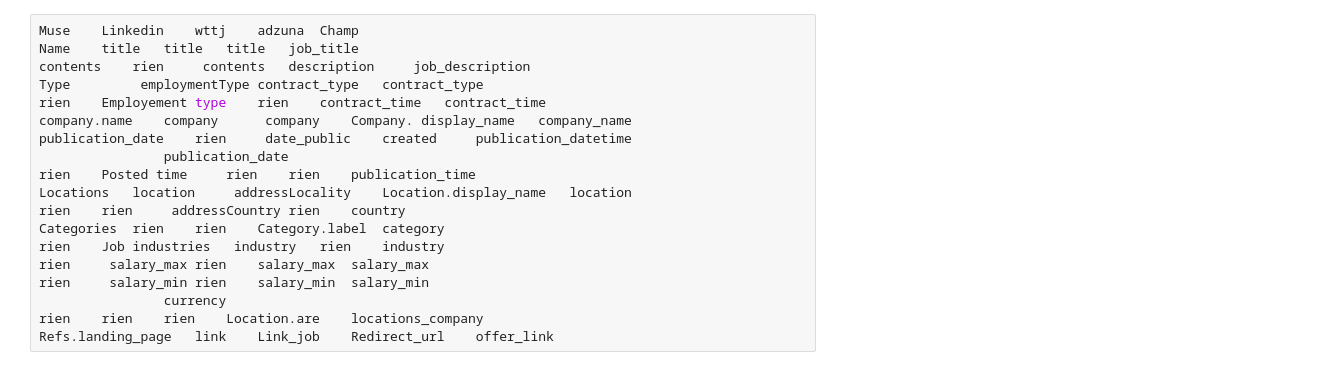
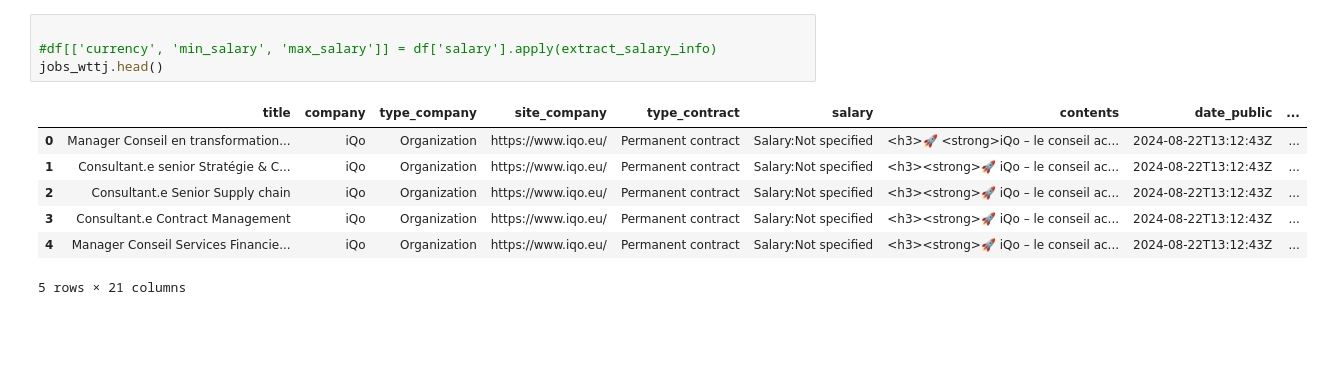
Before and after one commit to sodagt/JobMarket, a Jupyter notebook: processing/process_jobs.ipynb, the cells around one changed output. Saved outputs shown, nothing was run; the diff lists cells and outputs as text; blank space fills up the shorter version.

```diff
--- a/processing/process_jobs.ipynb
+++ b/processing/process_jobs.ipynb
@@ -103,24 +155,17 @@ jobs_theMuse_selected.head()
 | 2 | Pharmacy Technician | <p>Bring your heart to CVS Health... | external | CVS Health | 2024-06-06T12:25:46Z | 'Rockville, MD' | Healthcare | ... |
 | 3 | Sr. Systems Specialist - Smart Bu... | <p><strong>Who designs your futur... | external | Siemens | 2023-05-03T23:45:16Z | 'Waterloo, IA' | Design and UX | ... |
 | 4 | Pharmacy Technician Front End - F... | <p>Bring your heart to CVS Health... | external | CVS Health | 2024-06-06T12:33:58Z | 'Edison, NJ' | Healthcare | ... |
-# %%
-Muse	Linkedin	wttj	adzuna	Champ
-Name 	title 	title	title 	job_title
-contents 	rien	 contents	description 	job_description
-Type 		 employmentType	contract_type 	contract_type
-rien	Employement type 	rien	contract_time 	contract_time
-company.name 	company 	 company	Company. display_name 	company_name
-publication_date 	rien	 date_public	created 	publication_datetime
-				publication_date
-rien	Posted time 	rien	rien	publication_time
-Locations	location 	 addressLocality	Location.display_name 	location
-rien	rien	 addressCountry	rien	country
-Categories	rien	rien	Category.label 	category
-rien	Job industries 	 industry	rien	industry
-rien	 salary_max	rien	salary_max 	salary_max
-rien	 salary_min	rien	salary_min 	salary_min
-				currency
-rien	rien	rien	Location.are 	locations_company
-Refs.landing_page 	link 	Link_job	Redirect_url 	offer_link
+# %%
+
+#df[['currency', 'min_salary', 'max_salary']] = df['salary'].apply(extract_salary_info)
+jobs_wttj.head()
+# %% [output]
+|  | title | company | type_company | site_company | type_contract | salary | contents | date_public | ... |
+| 0 | Manager Conseil en transformation... | iQo | Organization | https://www.iqo.eu/ | Permanent contract | Salary:Not specified | <h3>🚀 <strong>iQo – le conseil ac... | 2024-08-22T13:12:43Z | ... |
+| 1 | Consultant.e senior Stratégie & C... | iQo | Organization | https://www.iqo.eu/ | Permanent contract | Salary:Not specified | <h3><strong>🚀 iQo – le conseil ac... | 2024-08-22T13:12:43Z | ... |
+| 2 | Consultant.e Senior Supply chain | iQo | Organization | https://www.iqo.eu/ | Permanent contract | Salary:Not specified | <h3><strong>🚀 iQo – le conseil ac... | 2024-08-22T13:12:43Z | ... |
+| 3 | Consultant.e Contract Management | iQo | Organization | https://www.iqo.eu/ | Permanent contract | Salary:Not specified | <h3><strong>🚀 iQo – le conseil ac... | 2024-08-22T13:12:43Z | ... |
+| 4 | Manager Conseil Services Financie... | iQo | Organization | https://www.iqo.eu/ | Permanent contract | Salary:Not specified | <h3><strong>🚀 iQo – le conseil ac... | 2024-08-22T13:12:43Z | ... |
+5 rows × 21 columns
 # %%
 jobs_wttj_selected = jobs_wttj[['title', 'company', 'type_contract', 'contents', 'date_public',
```
Also changed, not shown: parts of 17 cells of this notebook, 3 other files.
